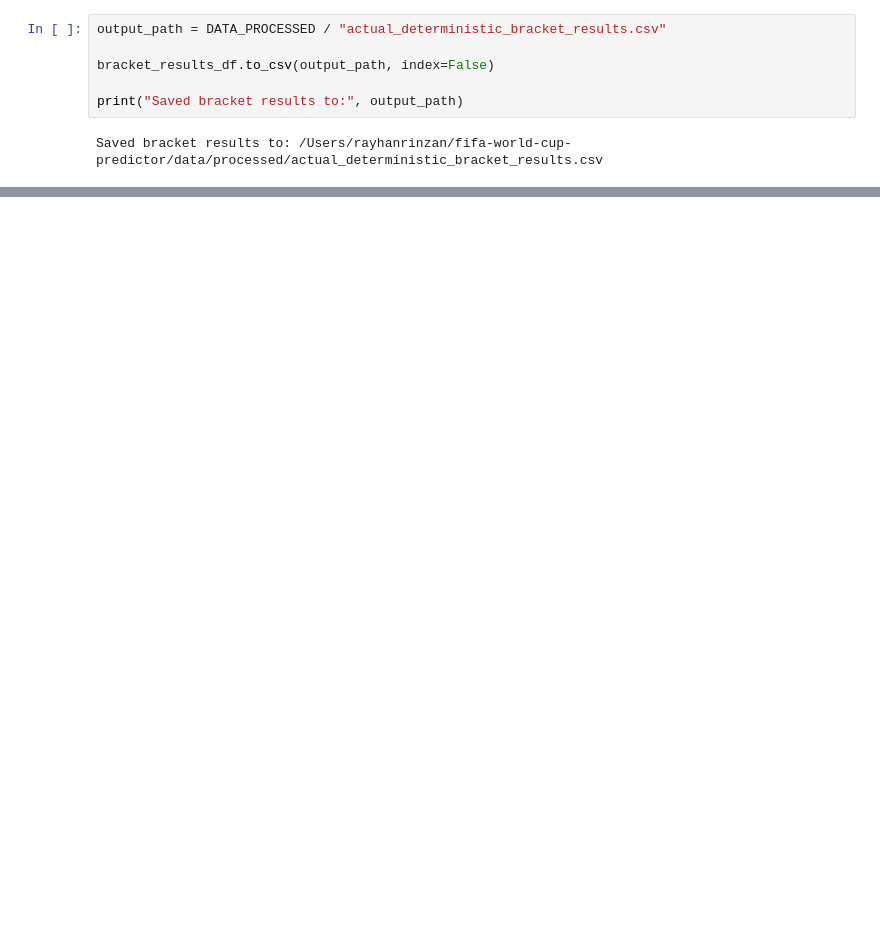
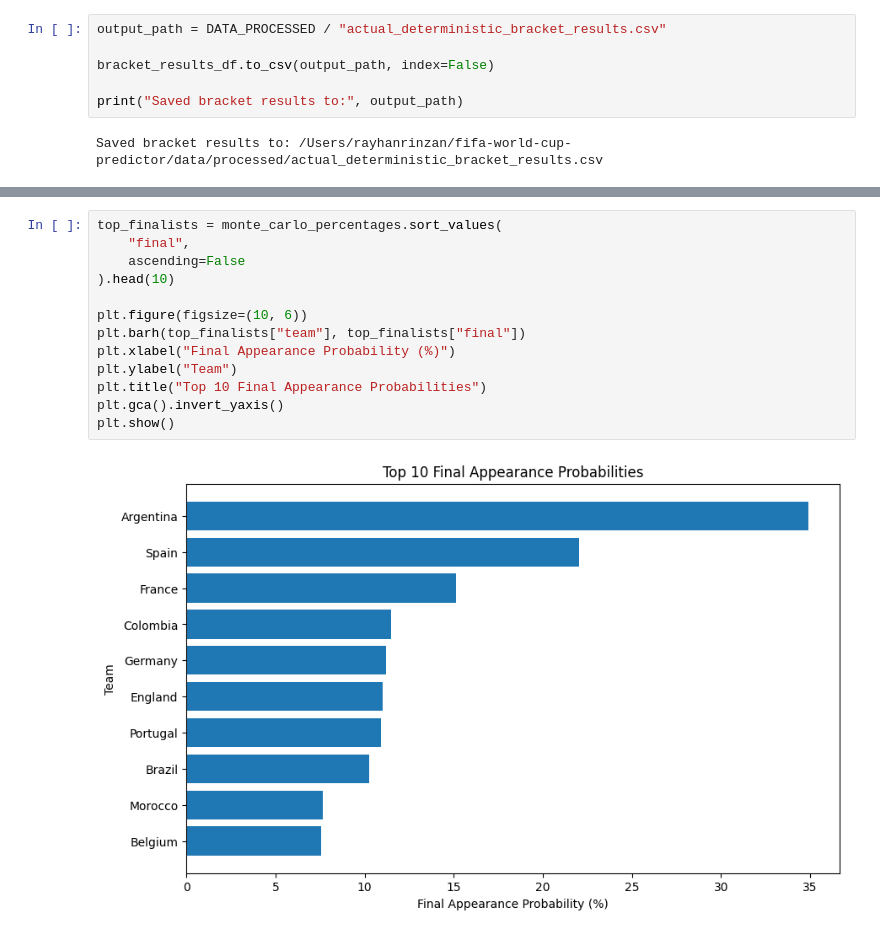
Before and after one commit to rayhanrinzan/fifa-world-cup-predictor, a Jupyter notebook: notebooks/09_knockout_prediction_logic.ipynb, the cells around one changed output, grey strips where cells are left out. Cells and saved outputs as stored; diff of their text form; blank space fills up the shorter version.

```diff
--- a/notebooks/09_knockout_prediction_logic.ipynb
+++ b/notebooks/09_knockout_prediction_logic.ipynb
@@ -634,0 +782,15 @@ The next major improvement is Monte Carlo simulation. Instead of always advancin
+# %%
+top_finalists = monte_carlo_percentages.sort_values(
+    "final",
+    ascending=False
+).head(10)
+
+plt.figure(figsize=(10, 6))
+plt.barh(top_finalists["team"], top_finalists["final"])
+plt.xlabel("Final Appearance Probability (%)")
+plt.ylabel("Team")
+plt.title("Top 10 Final Appearance Probabilities")
+plt.gca().invert_yaxis()
+plt.show()
+# %% [output]
+[figure, added]
```
Also changed, not shown: parts of 17 cells of this notebook.
